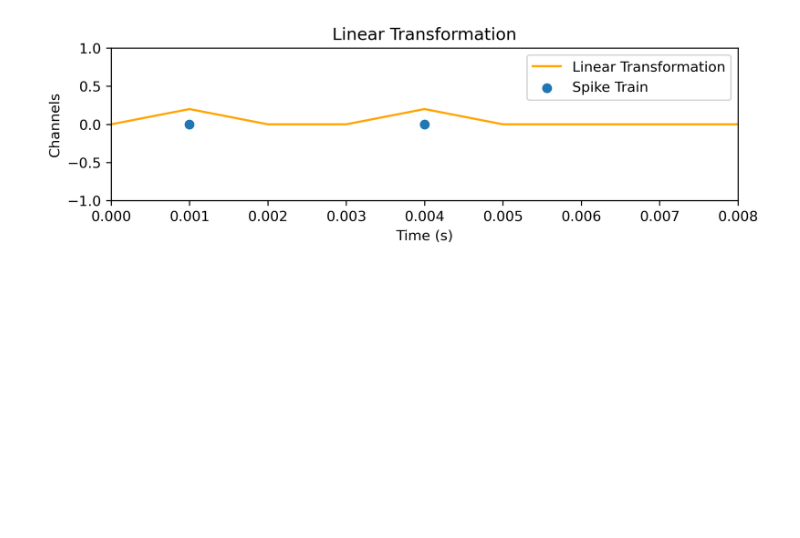
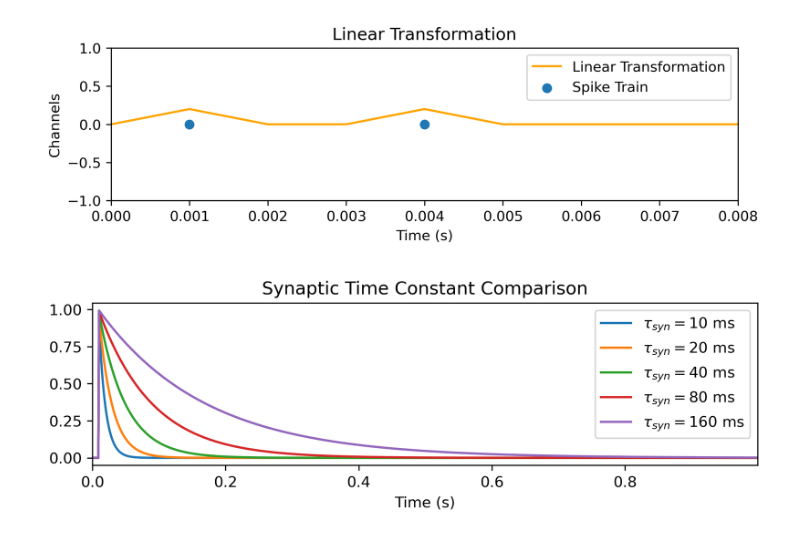
Before and after one commit to synsense/snn-workshop-amld-2022, a Jupyter notebook: 3. Training SNNs from scracth/diagrams/plot_generator.ipynb, the cells around one changed output. Saved outputs shown, nothing was run; the diff lists cells and outputs as text; code cells hidden in the pictures; blank space fills up the shorter version.

Commit message:
synaptic time constant figure generator

```diff
--- a/3. Training SNNs from scracth/diagrams/plot_generator.ipynb
+++ b/3. Training SNNs from scracth/diagrams/plot_generator.ipynb
@@ -69,0 +47,80 @@ plt.legend();
+# %%
+# plt.rcParams['figure.figsize'] = [8, 2]
+# plt.rcParams['figure.dpi'] = 300
+
+# dt= 1e-3
+
+lif_10 = LIFTorch(
+    shape=(1, 1),
+    tau_mem=Constant(0.03),
+    tau_syn=Constant(0.01),
+    bias=Constant(0.0),
+    threshold=Constant(1.0),
+    spike_generation_fn=StepPWL,
+    dt=dt,
+)
+
+lif_20 = LIFTorch(
+    shape=(1, 1),
+    tau_mem=Constant(0.03),
+    tau_syn=Constant(0.02),
+    bias=Constant(0.0),
+    threshold=Constant(1.0),
+    spike_generation_fn=StepPWL,
+    dt=dt,
+)
+
+lif_40 = LIFTorch(
+    shape=(1, 1),
+    tau_mem=Constant(0.03),
+    tau_syn=Constant(0.04),
+    bias=Constant(0.0),
+    threshold=Constant(1.0),
+    spike_generation_fn=StepPWL,
+    dt=dt,
+)
+
+lif_80 = LIFTorch(
+    shape=(1, 1),
+    tau_mem=Constant(0.03),
+    tau_syn=Constant(0.08),
+    bias=Constant(0.0),
+    threshold=Constant(1.0),
+    spike_generation_fn=StepPWL,
+    dt=dt,
+)
+
+lif_160 = LIFTorch(
+    shape=(1, 1),
+    tau_mem=Constant(0.03),
+    tau_syn=Constant(0.16),
+    bias=Constant(0.0),
+    threshold=Constant(1.0),
+    spike_generation_fn=StepPWL,
+    dt=dt,
+)
+
+one_spike_train = torch.zeros((1, 1000, 1))
+one_spike_train[0, 10, 0] = 1
+
+_, _, rec_10 = lif_10(one_spike_train, record=True)
+_, _, rec_20 = lif_20(one_spike_train, record=True)
+_, _, rec_40 = lif_40(one_spike_train, record=True)
+_, _, rec_80 = lif_80(one_spike_train, record=True)
+_, _, rec_160 = lif_160(one_spike_train, record=True)
+
+plt.figure()
+isyn_10 = TSContinuous.from_clocked(rec_10["isyn"].detach().numpy().flatten(), dt=dt, name=r"$\tau_{syn} = 10$ ms")
+isyn_20 = TSContinuous.from_clocked(rec_20["isyn"].detach().numpy().flatten(), dt=dt, name=r"$\tau_{syn} = 20$ ms")
+isyn_40 = TSContinuous.from_clocked(rec_40["isyn"].detach().numpy().flatten(), dt=dt, name=r"$\tau_{syn} = 40$ ms")
+isyn_80 = TSContinuous.from_clocked(rec_80["isyn"].detach().numpy().flatten(), dt=dt, name=r"$\tau_{syn} = 80$ ms")
+isyn_160 = TSContinuous.from_clocked(rec_160["isyn"].detach().numpy().flatten(), dt=dt, name=r"$\tau_{syn} = 160$ ms")
+isyn_10.plot()
+isyn_20.plot()
+isyn_40.plot()
+isyn_80.plot()
+isyn_160.plot()
+plt.title("Synaptic Time Constant Comparison")
+plt.legend();
+# %% [output]
+[figure, added]
```
Also changed, not shown: parts of 2 cells of this notebook.
